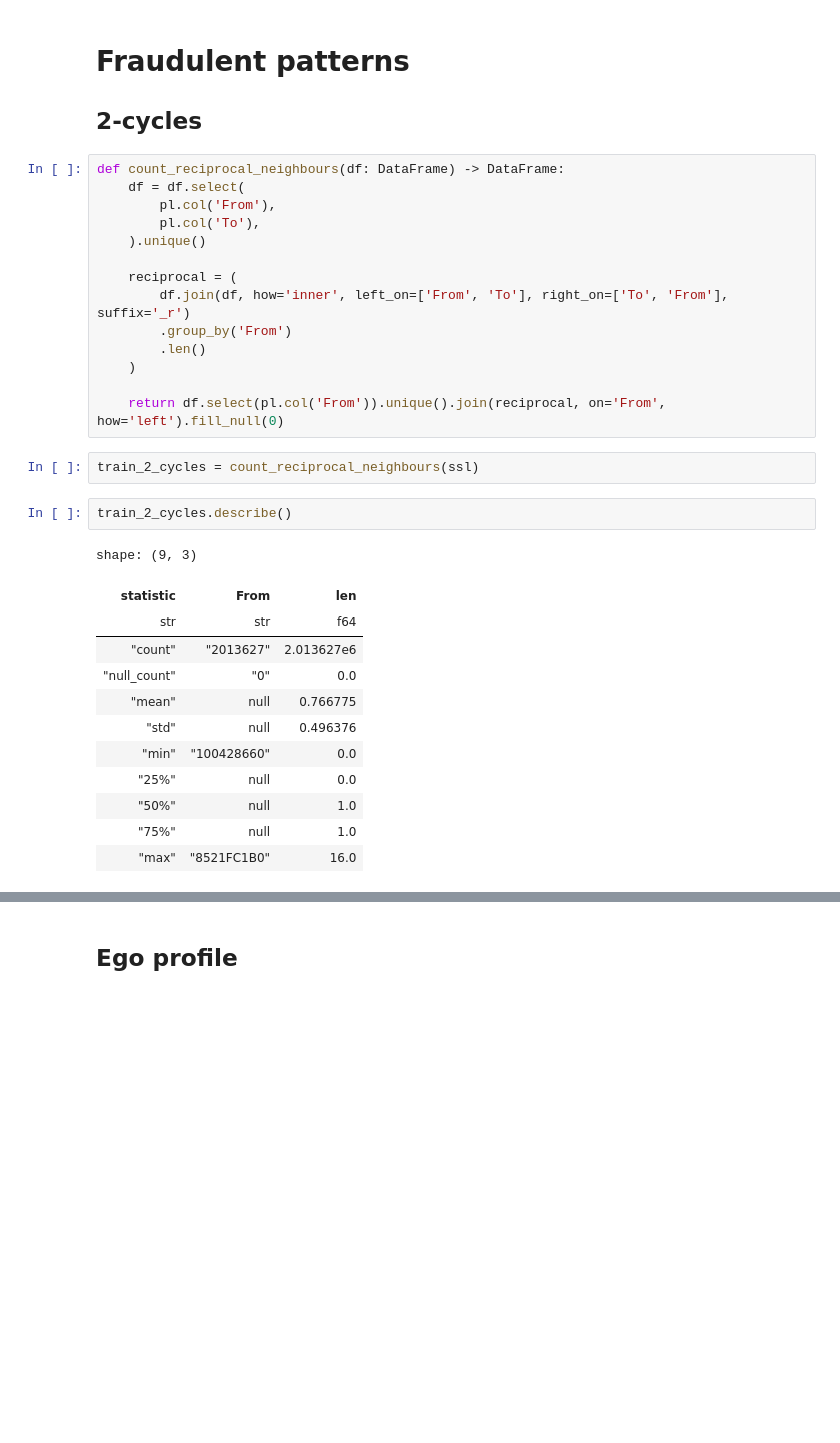
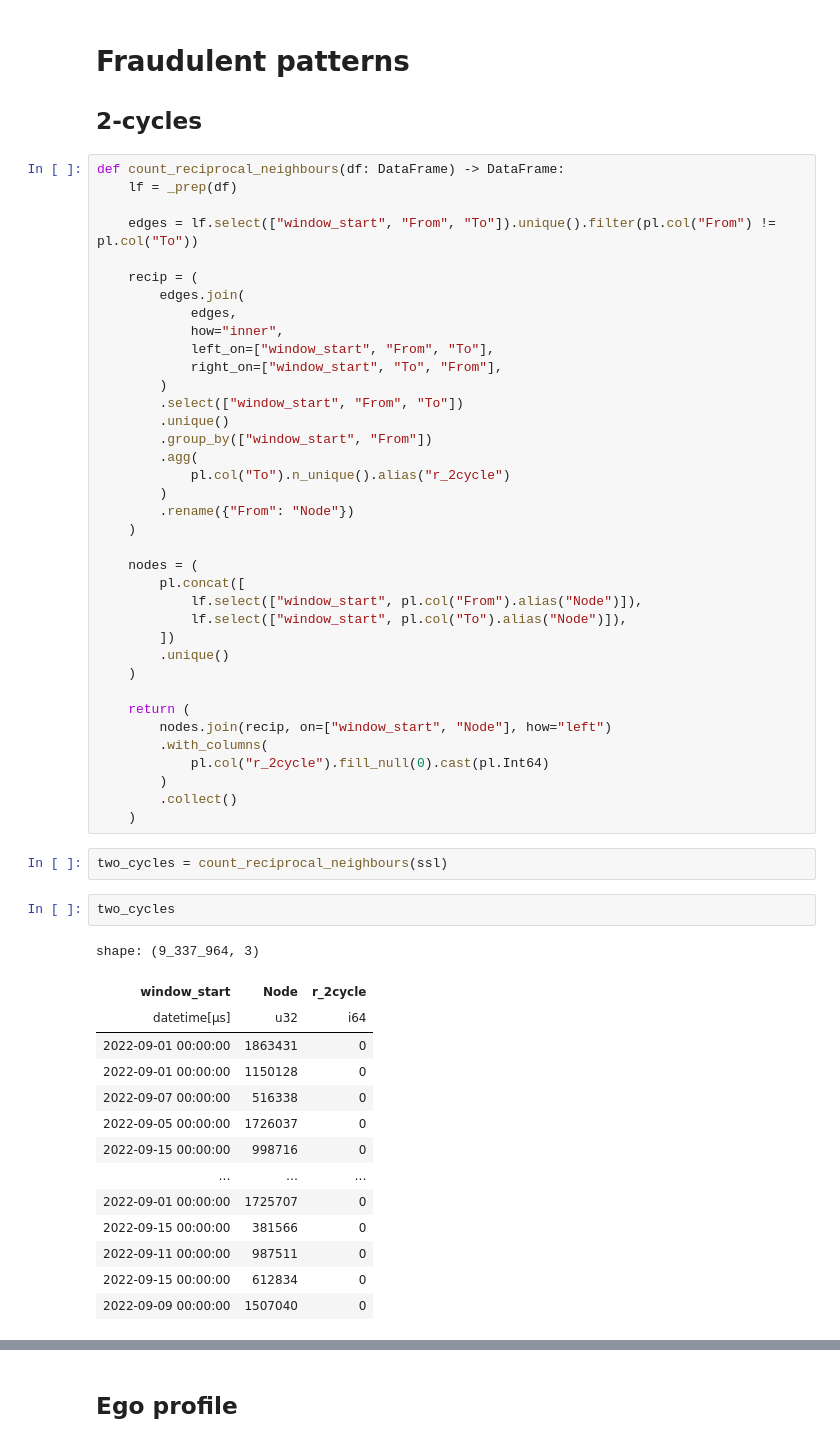
Before and after one commit to ignaciocunado/fin-pse, a Jupyter notebook: etl/transform.ipynb, the cells around one changed output, grey strips where cells are left out. Saved outputs shown, nothing was run; the diff lists cells and outputs as text; blank space fills up the shorter version.

```diff
--- a/etl/transform.ipynb
+++ b/etl/transform.ipynb
@@ -94,32 +186,57 @@ plt.show()
 ## 2-cycles
 # %%
 def count_reciprocal_neighbours(df: DataFrame) -> DataFrame:
-    df = df.select(
-        pl.col('From'),
-        pl.col('To'),
-    ).unique()
+    lf = _prep(df)
 
-    reciprocal = (
-        df.join(df, how='inner', left_on=['From', 'To'], right_on=['To', 'From'], suffix='_r')
-        .group_by('From')
-        .len()
+    edges = lf.select(["window_start", "From", "To"]).unique().filter(pl.col("From") != pl.col("To"))
+
+    recip = (
+        edges.join(
+            edges,
+            how="inner",
+            left_on=["window_start", "From", "To"],
+            right_on=["window_start", "To", "From"],
+        )
+        .select(["window_start", "From", "To"])
+        .unique()
+        .group_by(["window_start", "From"])
+        .agg(
+            pl.col("To").n_unique().alias("r_2cycle")
+        )
+        .rename({"From": "Node"})
     )
 
-    return df.select(pl.col('From')).unique().join(reciprocal, on='From', how='left').fill_null(0)
+    nodes = (
+        pl.concat([
+            lf.select(["window_start", pl.col("From").alias("Node")]),
+            lf.select(["window_start", pl.col("To").alias("Node")]),
+        ])
+        .unique()
+    )
+
+    return (
+        nodes.join(recip, on=["window_start", "Node"], how="left")
+        .with_columns(
+            pl.col("r_2cycle").fill_null(0).cast(pl.Int64)
+        )
+        .collect()
+    )
 # %%
-train_2_cycles = count_reciprocal_neighbours(ssl)
+two_cycles = count_reciprocal_neighbours(ssl)
 # %%
-train_2_cycles.describe()
+two_cycles
 # %% [output]
-shape: (9, 3)
+shape: (9_337_964, 3)
-| statistic | From | len |
-| str | str | f64 |
-| "count" | "2013627" | 2.013627e6 |
-| "null_count" | "0" | 0.0 |
-| "mean" | null | 0.766775 |
-| "std" | null | 0.496376 |
-| "min" | "100428660" | 0.0 |
-| "25%" | null | 0.0 |
-| "50%" | null | 1.0 |
-| "75%" | null | 1.0 |
-| "max" | "8521FC1B0" | 16.0 |
+| window_start | Node | r_2cycle |
+| datetime[μs] | u32 | i64 |
+| 2022-09-01 00:00:00 | 1863431 | 0 |
+| 2022-09-01 00:00:00 | 1150128 | 0 |
+| 2022-09-07 00:00:00 | 516338 | 0 |
+| 2022-09-05 00:00:00 | 1726037 | 0 |
+| 2022-09-15 00:00:00 | 998716 | 0 |
+| … | … | … |
+| 2022-09-01 00:00:00 | 1725707 | 0 |
+| 2022-09-15 00:00:00 | 381566 | 0 |
+| 2022-09-11 00:00:00 | 987511 | 0 |
+| 2022-09-15 00:00:00 | 612834 | 0 |
+| 2022-09-09 00:00:00 | 1507040 | 0 |
```
Also changed, not shown: parts of 26 cells of this notebook.
